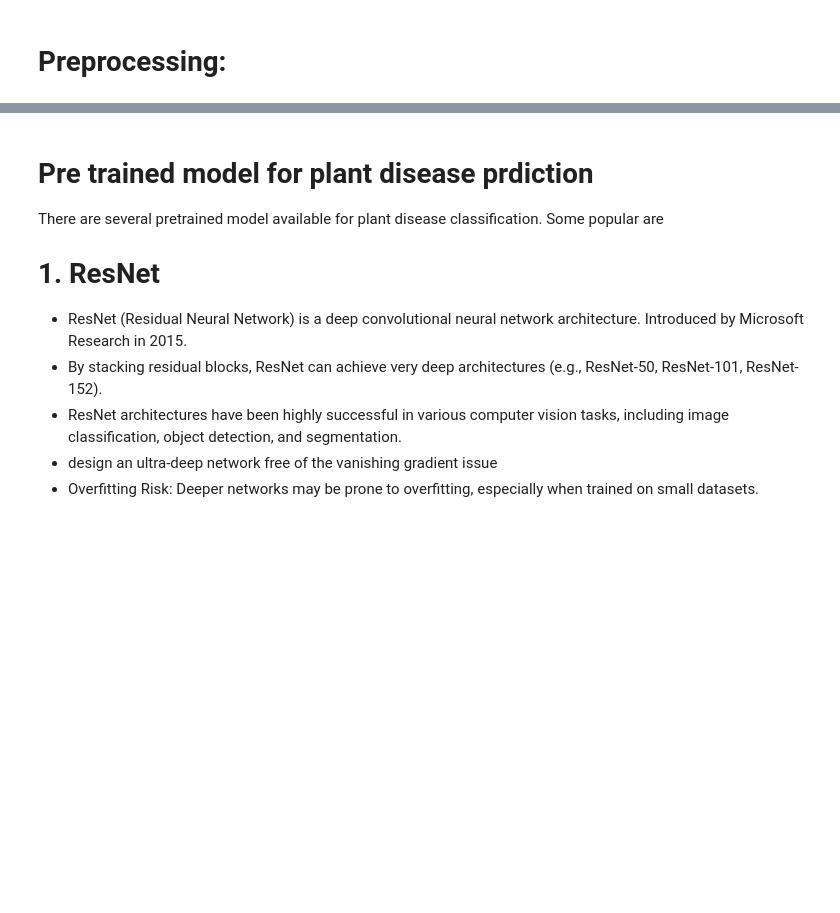
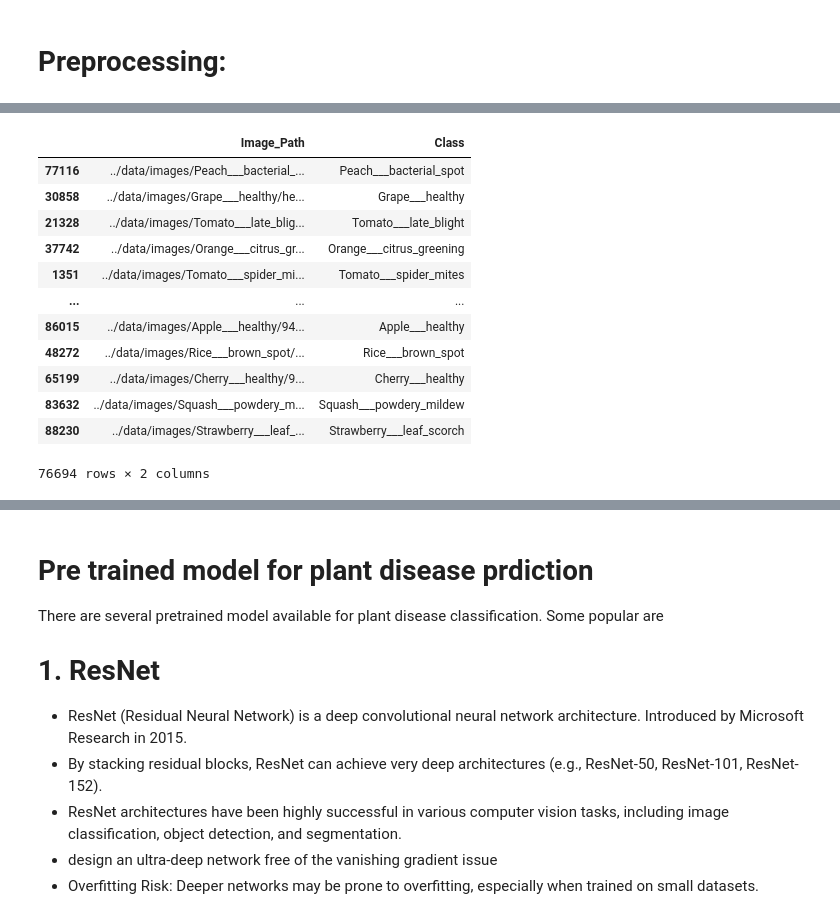
Before and after one commit to forster-j/AgronomiCare, a Jupyter notebook: notebooks/Aknotebook.ipynb, the cells around one changed output, grey strips where cells are left out. Cells and saved outputs as stored; diff of their text form; code cells hidden in the pictures; blank space fills up the shorter version.

```diff
--- a/notebooks/Aknotebook.ipynb
+++ b/notebooks/Aknotebook.ipynb
@@ -395,0 +407,16 @@ plt.show()
+# %%
+train_df
+# %% [output]
+|  | Image_Path | Class |
+| 77116 | ../data/images/Peach___bacterial_... | Peach___bacterial_spot |
+| 30858 | ../data/images/Grape___healthy/he... | Grape___healthy |
+| 21328 | ../data/images/Tomato___late_blig... | Tomato___late_blight |
+| 37742 | ../data/images/Orange___citrus_gr... | Orange___citrus_greening |
+| 1351 | ../data/images/Tomato___spider_mi... | Tomato___spider_mites |
+| ... | ... | ... |
+| 86015 | ../data/images/Apple___healthy/94... | Apple___healthy |
+| 48272 | ../data/images/Rice___brown_spot/... | Rice___brown_spot |
+| 65199 | ../data/images/Cherry___healthy/9... | Cherry___healthy |
+| 83632 | ../data/images/Squash___powdery_m... | Squash___powdery_mildew |
+| 88230 | ../data/images/Strawberry___leaf_... | Strawberry___leaf_scorch |
+76694 rows × 2 columns
```
Also changed, not shown: parts of 25 cells of this notebook.
